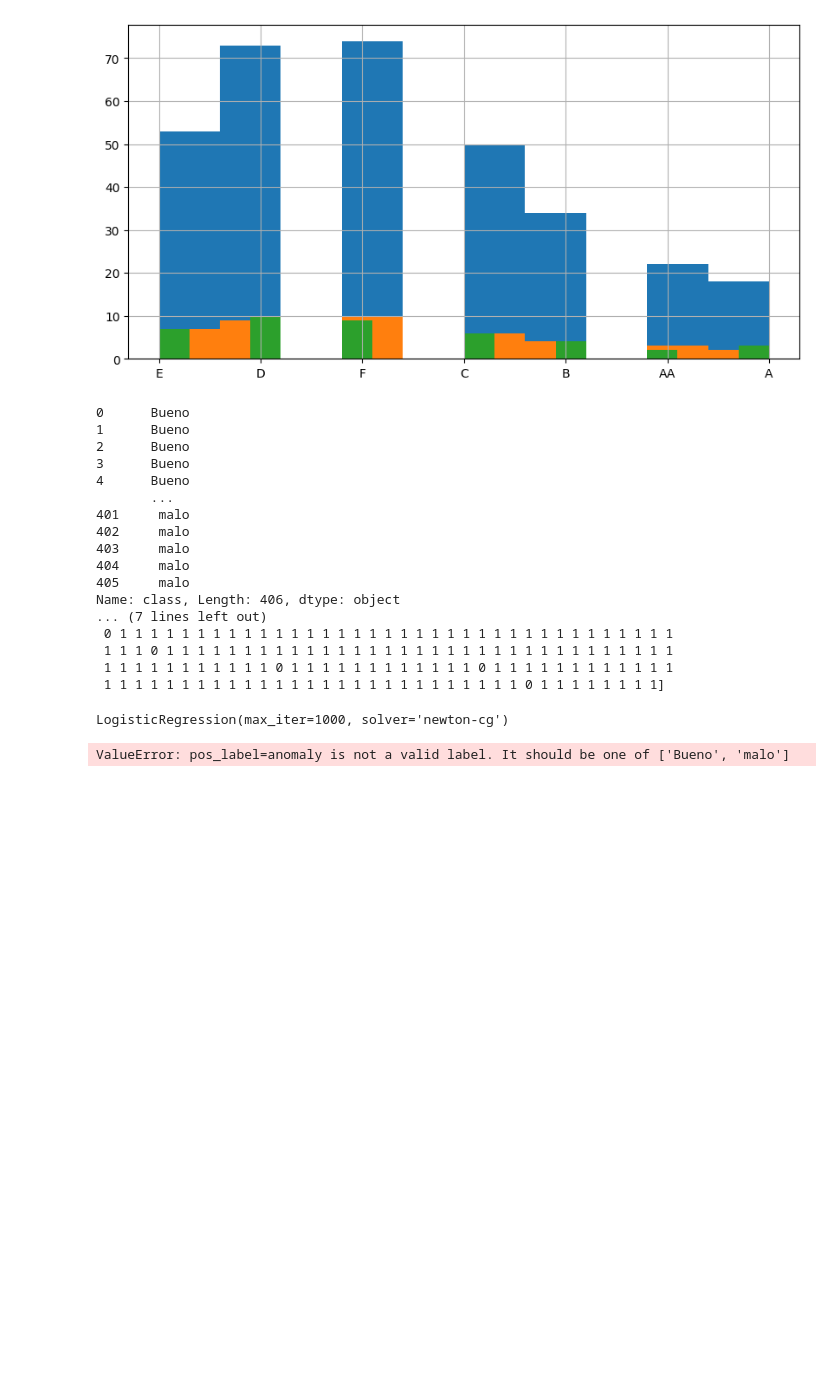
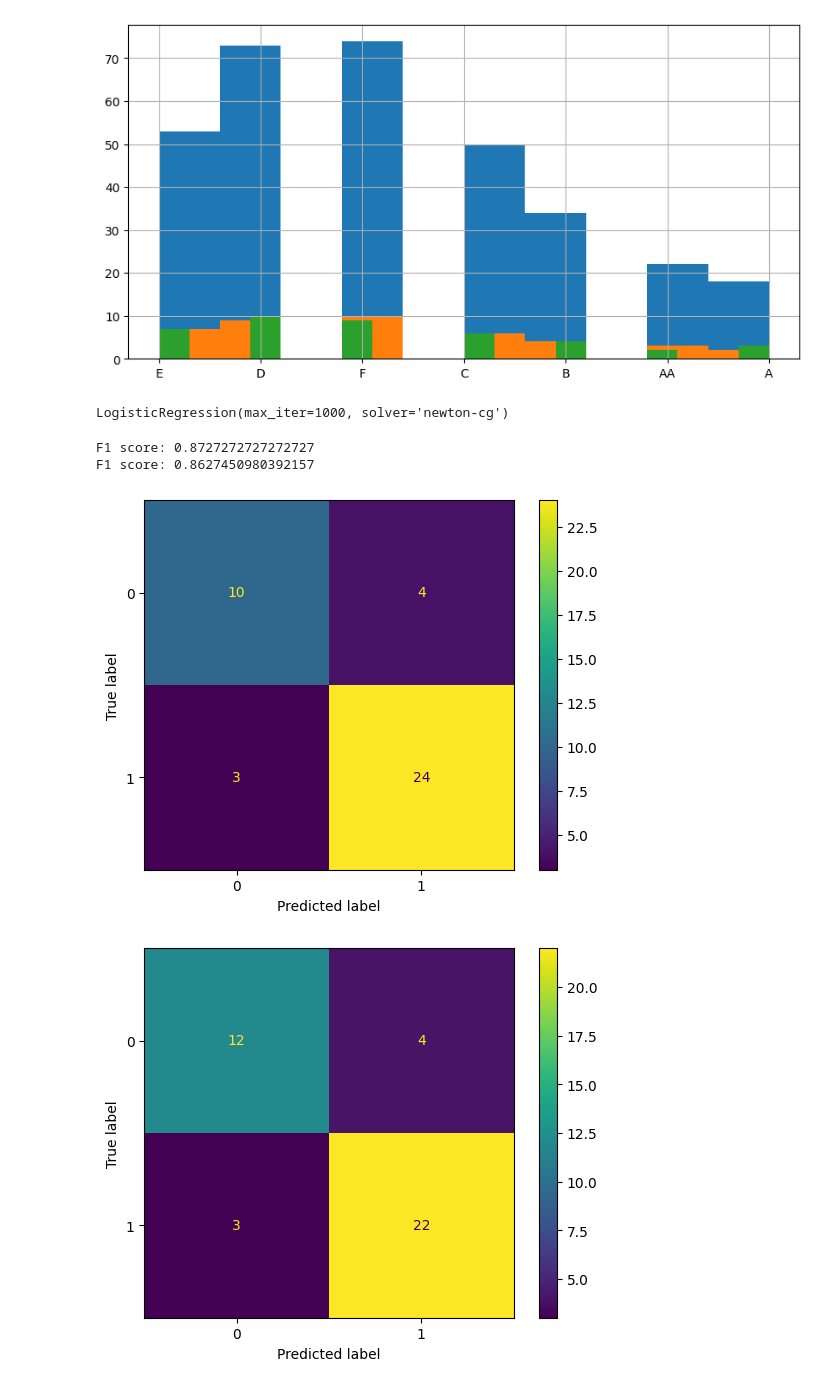
Before and after one commit to HANNNNSEN/AnalisisPrestamos, a Jupyter notebook: AnalisisPrestamos.ipynb, the cells around one changed output. Drawn from its saved outputs; the diff is of its cells as text; code cells hidden in the pictures; blank space fills up the shorter version.

```diff
--- a/AnalisisPrestamos.ipynb
+++ b/AnalisisPrestamos.ipynb
@@ -202,24 +202,26 @@ from sklearn.preprocessing import LabelEncoder
 
 # Conjunto de datos general
 X_df = df_prueba.drop("class", axis=1)
-y_df["class"] = df_prueba["class"].copy()
+y_df = df_prueba["class"].copy()
 # Conjunto de datos de entrenamiento
 X_train = train_set.drop("class", axis=1)
-y_train["class"] = train_set["class"].copy()
+y_train= train_set["class"].copy()
 # Conjunto de datos de validación
 X_val = val_set.drop("class", axis=1)
-y_val["class"] = val_set["class"].copy()
+y_val = val_set["class"].copy()
 # Conjunto de datos de pruebas
 X_test = test_set.drop("class", axis=1)
-y_test["class"] = test_set["class"].copy()
+y_test= test_set["class"].copy()
 
 
-print(y_df["class"])
+
 
 # Transformamos los valores del atributo class de categoricos a numéricos
 labelencoder = LabelEncoder()
-y_df['class'] = labelencoder.fit_transform(y_df["class"])
-pd.DataFrame(y_df["class"])
+y_df= labelencoder.fit_transform(y_df)
+y_train = labelencoder.fit_transform(y_train)
+y_val = labelencoder.fit_transform(y_val)
+y_test= labelencoder.fit_transform(y_test)
 
 # Transormador para codificar únicamente las columnas categoricas y devolver un df
 class CustomOneHotEncoder(BaseEstimator, TransformerMixin):
@@ -290,24 +292,6 @@ X_train_prep.head(5)
 
 # Transformamos el subconjunto de datos de validacion
 X_val_prep = data_preparer.transform(X_val)
-# %% [output]
-0      Bueno
-1      Bueno
-2      Bueno
-3      Bueno
-4      Bueno
-       ...
-401     malo
-402     malo
-403     malo
-404     malo
-405     malo
-Name: class, Length: 406, dtype: object
-... (7 lines left out)
- 0 1 1 1 1 1 1 1 1 1 1 1 1 1 1 1 1 1 1 1 1 1 1 1 1 1 1 1 1 1 1 1 1 1 1 1 1
- 1 1 1 0 1 1 1 1 1 1 1 1 1 1 1 1 1 1 1 1 1 1 1 1 1 1 1 1 1 1 1 1 1 1 1 1 1
- 1 1 1 1 1 1 1 1 1 1 1 0 1 1 1 1 1 1 1 1 1 1 1 1 0 1 1 1 1 1 1 1 1 1 1 1 1
- 1 1 1 1 1 1 1 1 1 1 1 1 1 1 1 1 1 1 1 1 1 1 1 1 1 1 1 0 1 1 1 1 1 1 1 1]
 # %%
 #entrenamiento, luego de preparar los datos empezaremos a reaizar los entrenamientos
 
@@ -320,10 +304,22 @@ clf.fit(X_train_prep, y_train)
 LogisticRegression(max_iter=1000, solver='newton-cg')
 # %%
 from sklearn.metrics import f1_score
+from sklearn.metrics import ConfusionMatrixDisplay
+from sklearn.metrics import confusion_matrix
+from sklearn.metrics import precision_score
 #Realizamos una predicción con el modelo generado anteriormente tras el entrenamiento del algoritmo de Regresión Logística. Utilizamos el subconjunto de validación.
 y_pred = clf.predict(X_val_prep)
+print("F1 score:", f1_score(y_val, y_pred))
+confusion_matrix(y_val, y_pred)
+ConfusionMatrixDisplay.from_estimator(clf, X_val_prep, y_val, values_format='d')
 
-
-print("F1 score:", f1_score(y_val, y_pred, pos_label='anomaly'))
+# Transformamos el subconjunto de datos de validacion
+X_test_prep = data_preparer.transform(X_test)
+y_pred = clf.predict(X_test_prep)
+ConfusionMatrixDisplay.from_estimator(clf, X_test_prep, y_test, values_format='d')
+print("F1 score:", f1_score(y_test, y_pred))
 # %% [output]
-ValueError: pos_label=anomaly is not a valid label. It should be one of ['Bueno', 'malo']
+F1 score: 0.8727272727272727
+F1 score: 0.8627450980392157
+[figure, added]
+[figure, added]
```
Also changed, not shown: parts of 1 cell of this notebook.
